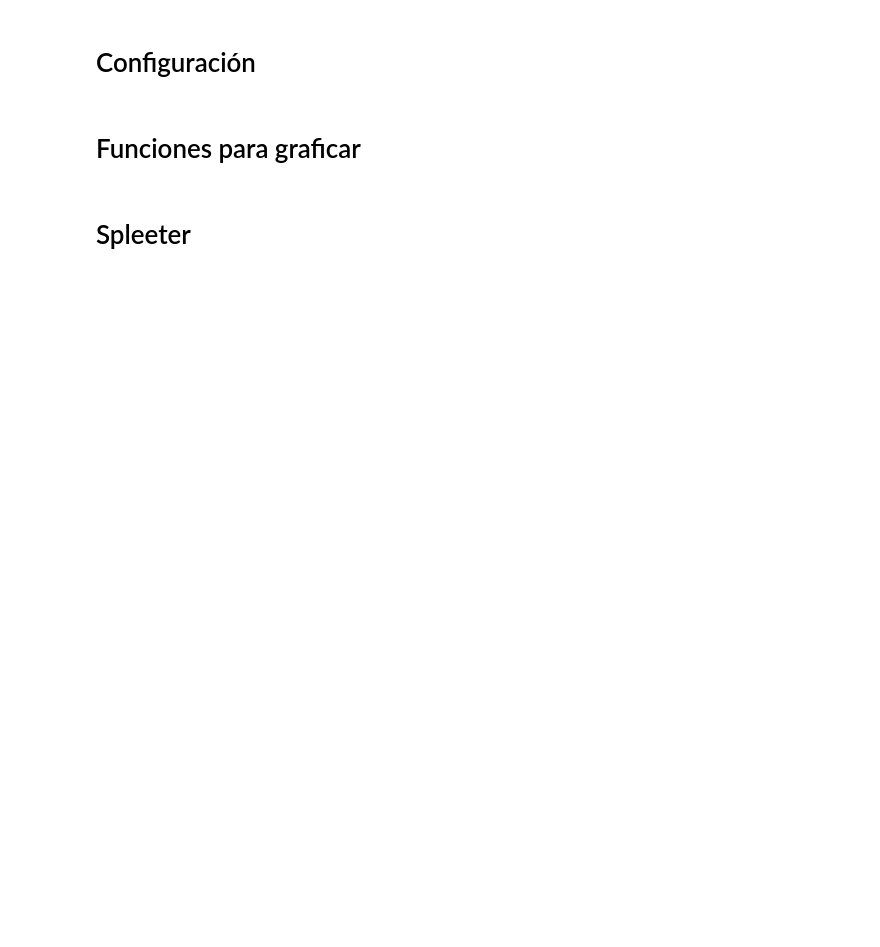
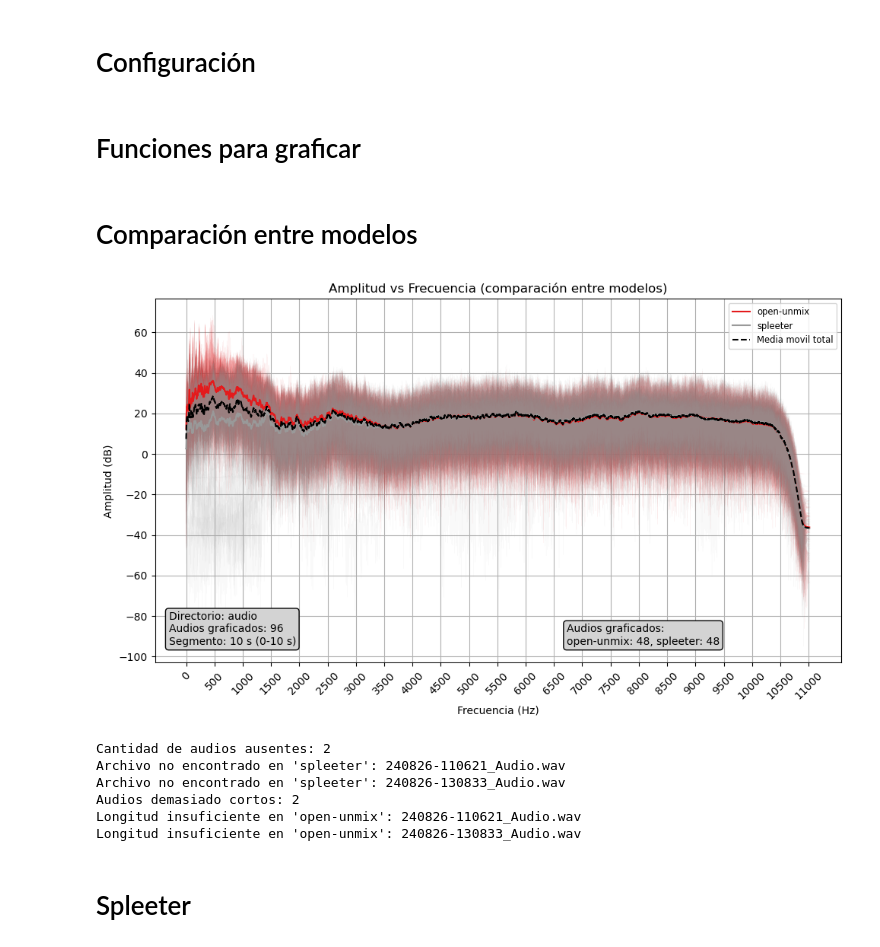
Before and after one commit to lviloriabas/audio-spect-plot, a Jupyter notebook: audio_plot.ipynb, the cells around one changed output. Cells and saved outputs as stored; diff of their text form; code cells hidden in the pictures; blank space fills up the shorter version.

```diff
--- a/audio_plot.ipynb
+++ b/audio_plot.ipynb
@@ -145,3 +310,16 @@ def plot_by_category(audio_dir, csv_path, category_column, title, num_audios_to_
+# %% [markdown]
+# Comparación entre modelos
+# %%
+audio_dir = "audio"
+plot_by_directory(audio_dir, csv_path, "Amplitud vs Frecuencia (comparación entre modelos)", n, show_errors=True)
+# %% [output]
+[figure, added]
+Cantidad de audios ausentes: 2
+Archivo no encontrado en 'spleeter': 240826-110621_Audio.wav
+Archivo no encontrado en 'spleeter': 240826-130833_Audio.wav
+Audios demasiado cortos: 2
+Longitud insuficiente en 'open-unmix': 240826-110621_Audio.wav
+Longitud insuficiente en 'open-unmix': 240826-130833_Audio.wav
 # %% [markdown]
 # Spleeter
 # %%
```
Also changed, not shown: parts of 5 cells of this notebook.
